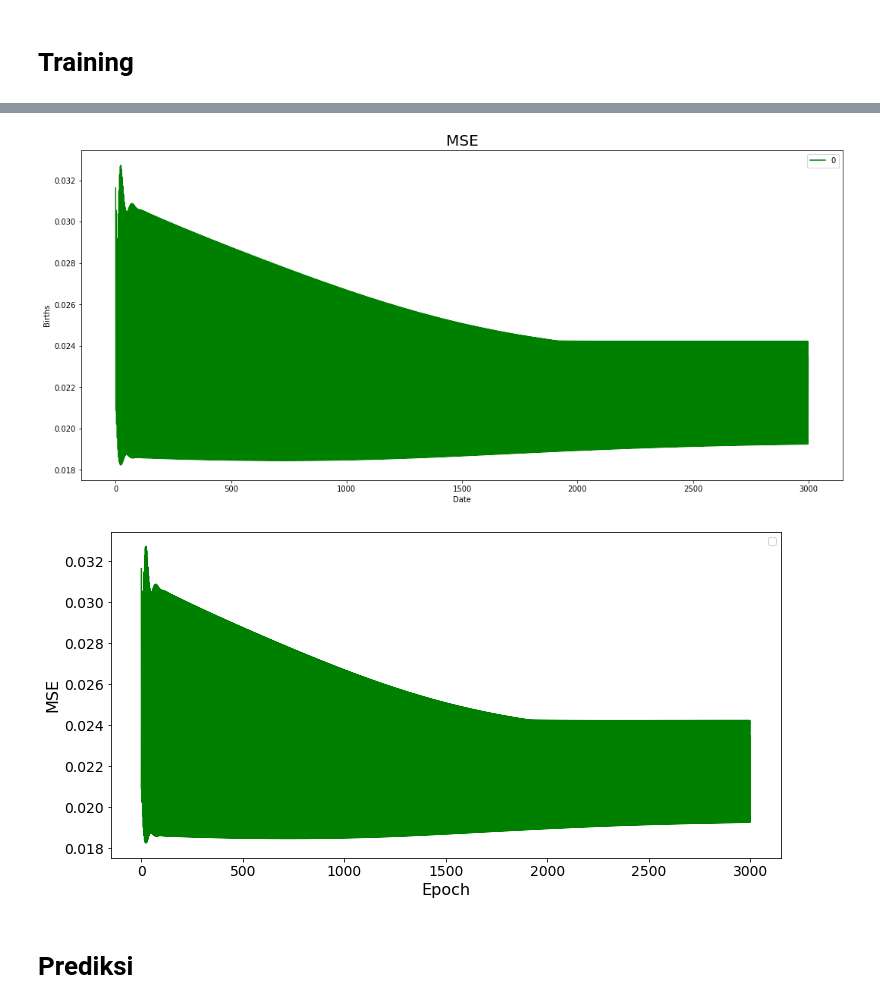
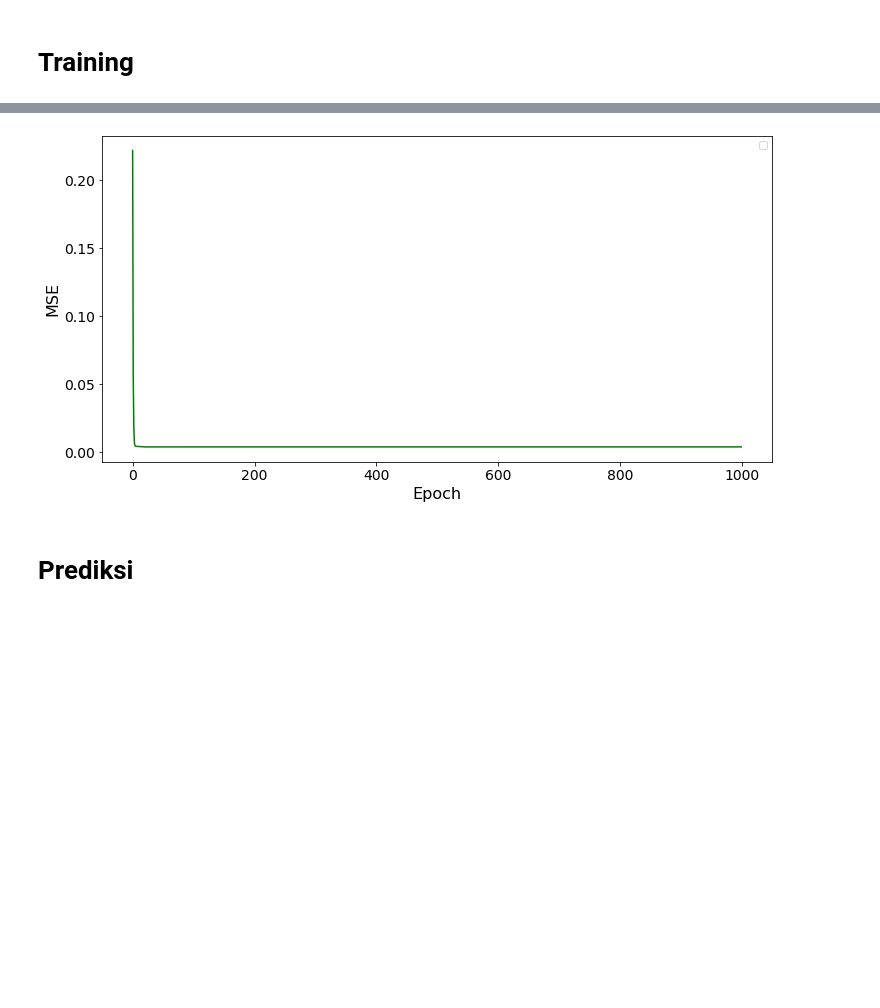
Before and after one commit to rpahlevy/forecast-learn, a Jupyter notebook: ann-1.ipynb, the cells around one changed output, grey strips where cells are left out. Saved outputs shown, nothing was run; the diff lists cells and outputs as text; code cells hidden in the pictures; blank space fills up the shorter version.

```diff
--- a/ann-1.ipynb
+++ b/ann-1.ipynb
@@ -96,7 +114,7 @@ network = [
 #     layer input
     Input(n_steps),
 #     hidden layer
-    Sigmoid(2),
+    Sigmoid(5),
 #     layer output
     Sigmoid(1)
 ]
@@ -106,10 +124,11 @@ print(network)
 
 # fungsi untuk cek tiap epoch
 def on_epoch_end(optimizer):
-  if optimizer.errors.train[-1] <= 0.01:
+  if optimizer.errors.train[-1] <= 0.0005:
     raise StopTraining("Training has been interrupted")
 
 # deklarasi algoritma
+
 # ann = algorithms.GradientDescent(
 #     network=network,
 #     shuffle_data=False,
@@ -118,11 +137,30 @@ def on_epoch_end(optimizer):
 #     signals=on_epoch_end
 # )
 
-ann = algorithms.Momentum(
-    network=network,
-    shuffle_data=False,
-    show_epoch=100,
-    verbose=True,
-    signals=on_epoch_end
-)
+# ann = algorithms.Momentum(
+#     network=network,
+#     shuffle_data=False,
+#     show_epoch=100,
+#     verbose=True,
+#     signals=on_epoch_end
+# )
+
+# ann = algorithms.Hessian(
+#     network=network,
+#     shuffle_data=False,
+#     show_epoch=100,
+#     verbose=True,
+#     signals=on_epoch_end
+# )
+
+
+# ann = algorithms.LevenbergMarquardt(
+#     network=network,
+# #     mu=0.1,
+# #     mu_update_factor=1.1,
+#     shuffle_data=False,
+#     show_epoch=100,
+#     verbose=True,
+#     signals=on_epoch_end
+# )
 # %% [output]
@@ -167,28 +200,25 @@ Time: 0:00:00 |N/A%|                            | ETA:  --:--:-- | loss: ------
 # %%
 from pandas import DataFrame
 
 
 df_error = DataFrame(ann.errors.train)
-show_plot(df_error, "MSE", "green")
-plt.show()
 
 # line plot
 df_error.plot(color='green', figsize=(12,6))
 
 # set tick size
 plt.xticks(fontsize=14)
 plt.yticks(fontsize=14)
 plt.legend('')
 
 # set title & label
 # plt.title(title, fontsize=20)
 plt.xlabel('Epoch', fontsize=16)
 plt.ylabel('MSE', fontsize=16)
 
 plt.show()
 # %% [output]
-[figure, old version]
+[figure, new version]
-[figure, removed]
 # %% [markdown]
 # Prediksi
 # %%
```
Also changed, not shown: parts of 7 cells of this notebook.
